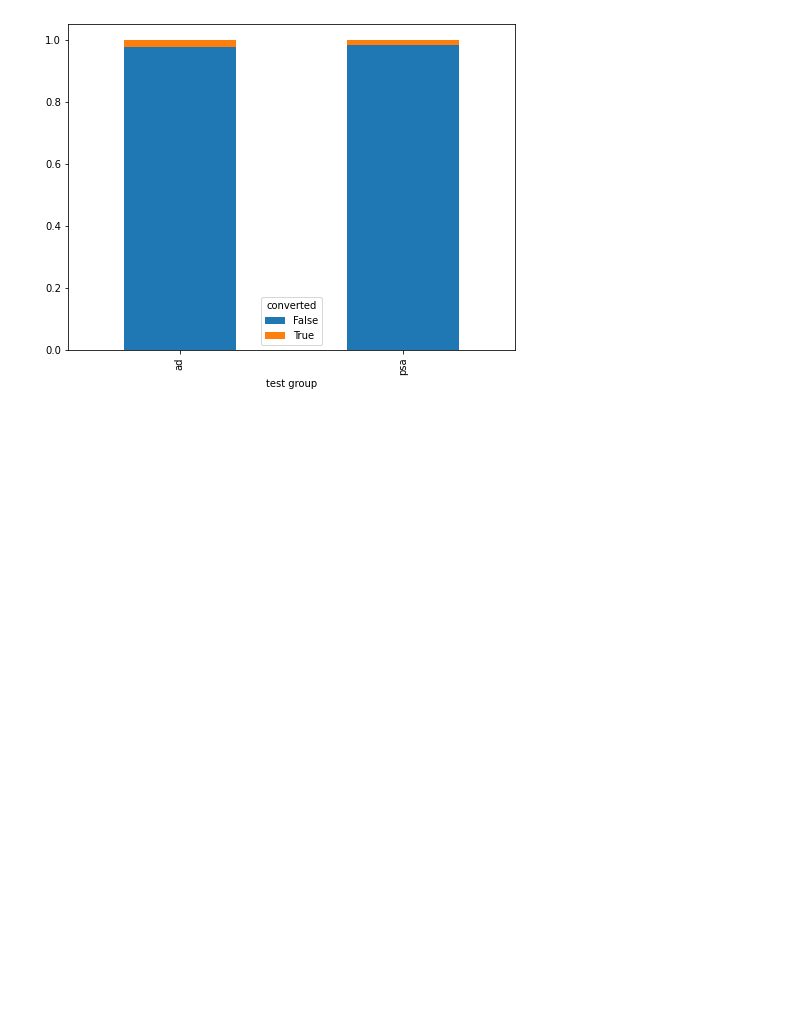
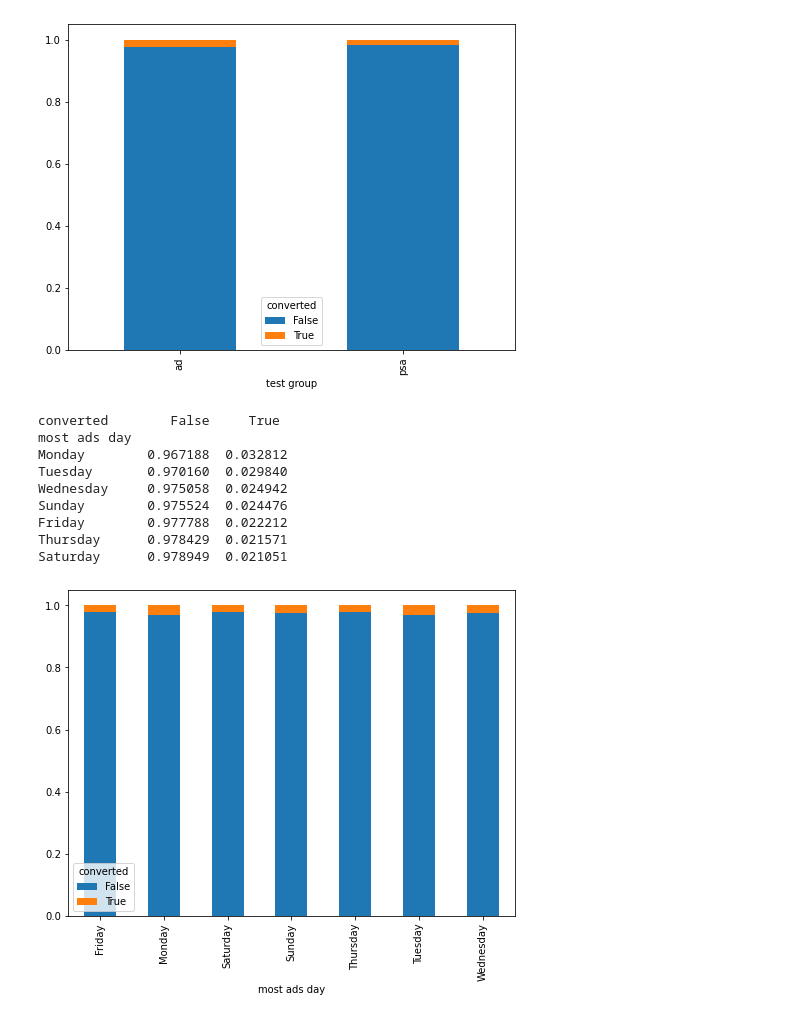
Before and after one commit to Shemnderitu/Hypothesistesting, a Jupyter notebook: hypothesis.ipynb, the cells around one changed output. Cells and saved outputs as stored; diff of their text form; code cells hidden in the pictures; blank space fills up the shorter version.

Commit message:
Plot most ads day vs converted

```diff
--- a/hypothesis.ipynb
+++ b/hypothesis.ipynb
@@ -202,3 +203,19 @@ cat_conversion_test_group
 cat_conversion_test_group.plot.bar(stacked = True, figsize=(8, 6));
 # %% [output]
 [figure]
+# %%
+#Plot most ads day vs converted
+cat_conversion_day = pd.crosstab(df['most ads day'], df['converted'], normalize = 'index')
+print(cat_conversion_day.sort_values(by = True, ascending = False))
+cat_conversion_day.plot.bar(stacked = True, figsize=(8, 6));
+# %% [output]
+converted        False     True
+most ads day
+Monday        0.967188  0.032812
+Tuesday       0.970160  0.029840
+Wednesday     0.975058  0.024942
+Sunday        0.975524  0.024476
+Friday        0.977788  0.022212
+Thursday      0.978429  0.021571
+Saturday      0.978949  0.021051
+[figure, added]
```
Also changed, not shown: parts of 1 cell of this notebook.
